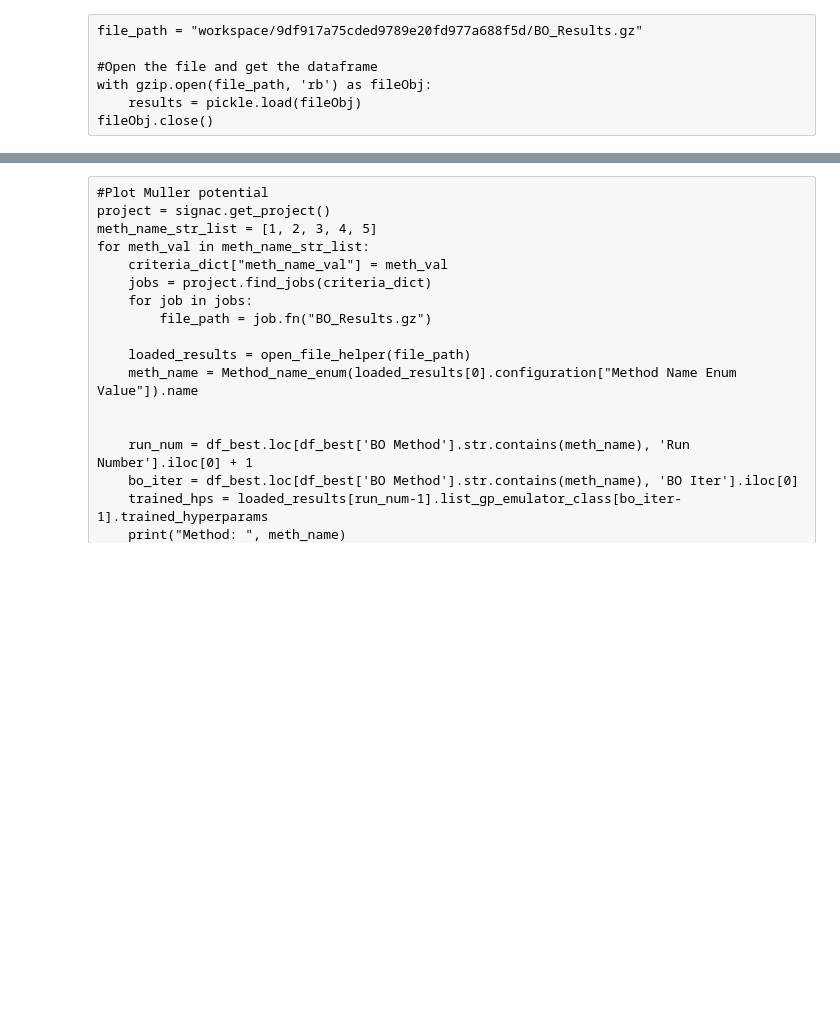
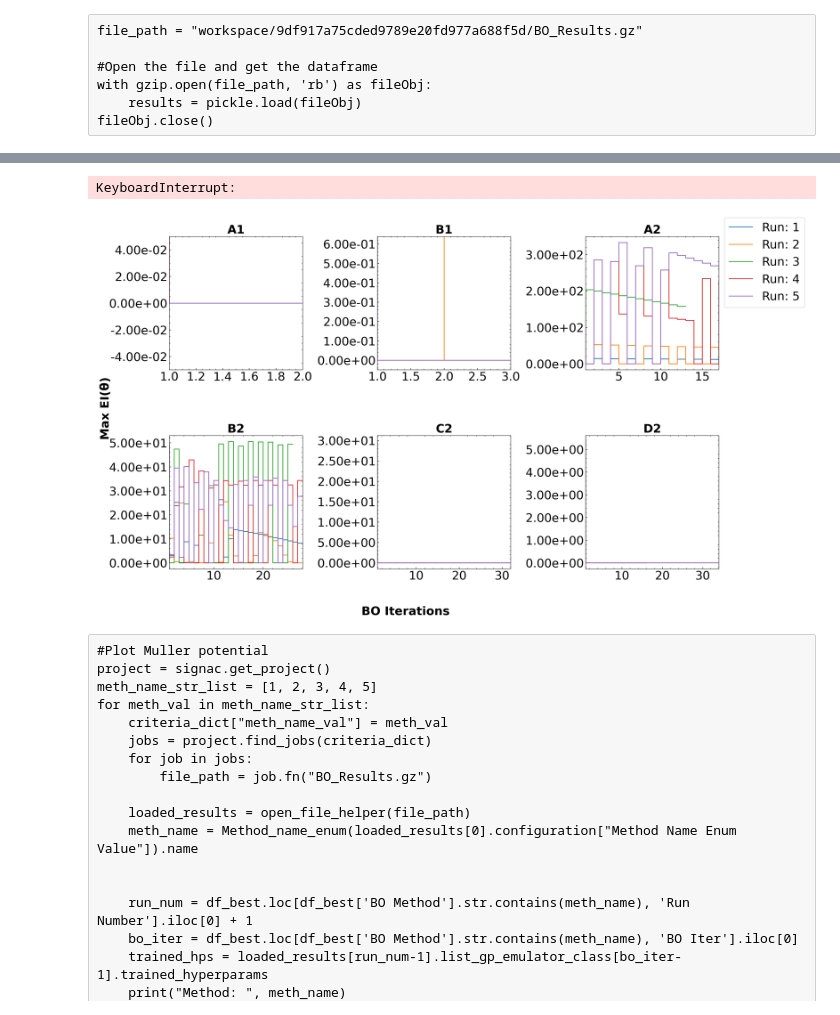
Before and after one commit to dowlinglab/GPBO_Emulators, a Jupyter notebook: experiment_analysis.ipynb, the cells around one changed output, grey strips where cells are left out. Drawn from its saved outputs; the diff is of its cells as text; code cells hidden in the pictures; blank space fills up the shorter version.

Commit message:
Fixed bugs and created more plots for analysis

```diff
--- a/experiment_analysis.ipynb
+++ b/experiment_analysis.ipynb
@@ -51,7 +51,6 @@ criteria_dict = {"cs_name_val" : 1,
                  "num_x_data": 5,
                  "outputscl": None,
                  "bo_iter_tot": 50,
-                 "num_val_pts": 20,
                  "lenscl": None}
 
 df = pd.DataFrame()
@@ -64,7 +63,7 @@ for meth_name_val in meth_name_str_list:
     df = pd.concat([df, df_piece], ignore_index=True)
 
 # df = df[df['EP Method Val'] == 4]
-print(df.head())
+# print(df.head())
 # %%
 ### Get Best Data from ep experiment
 save_csv = False
@@ -170,3 +161,33 @@ plot_method_sse_one_plot(file_path_list, bo_method_list, run_num_list, string_fo
+# %%
+title_fontsize = 24
+other_fontsize = 24
+xbins = 4
+ybins = 5
+zbins = 900
+save_path = None
+cmap = "autumn"
+pair = 0
+log_data = True
+
+title = "Heat Map Pair "
+z_choice = "sse_mean"
+title = "Heat Map Pair " + z_choice
+title = None
+levels = [100,100,100, 100, 100, 100]
+run_num_list = list(map(int, df_best["Run Number"].to_numpy() + 1))
+bo_iter_list = list(map(int, df_best["BO Iter"].to_numpy() + 1))
+
+meth_name_str_list = ["A1", "B1", "A2", "B2", "C2", "D2"]
+
+pair = 0
+
+file_path_list = [job.fn("BO_Results.gz") for job in job_list_best]
+
+compare_method_heat_maps(file_path_list, meth_name_str_list, run_num_list, bo_iter_list, pair,
+                         z_choice, log_data, levels, xbins, ybins, zbins, title, title_fontsize, other_fontsize,
+                         cmap, save_path)
+# %% [output]
+KeyboardInterrupt:
 # %%
 #Make heat maps
 title_fontsize = 24
@@ -225,24 +246,30 @@ for i in range(len(job_list_best)):
 # %%
 bo_method_list = ["A1", "B1", "A2", "B2", "C2", "D2"]
 run_num_list = list(map(int, df_best["Run Number"].to_numpy() + 1))
-data_names = ["Min SSE"]
-string_for_df_theta = ["Min Obj Cum."]
+# data_names = ["Min SSE"]
+# string_for_df_theta = ["Min Obj Cum."]
+data_names = ["Max EI"]
+string_for_df_theta = ["Max EI"]
 # data_names = ["log(sse)", "min(log(sse))", "log(EI)"]
 
 title_fontsize = 24
-other_fontsize = 20
+other_fontsize = 24
 xbins = 5
 ybins = 7
 x_label = "BO Iterations"
-y_label = "Data"
+# y_label = r"$\mathbf{e(\theta)}$"
+y_label = "Max " + r"$\mathbf{EI(\theta)}$"
 title = "Min SSE Values"
+title = None
 save_path = None
 log_data = False
 
 file_path_list = [job.fn("BO_Results.gz") for job in job_list_best]
 
 plot_compare_method_ei_sse(file_path_list, bo_method_list, run_num_list, string_for_df_theta, data_names, xbins, ybins,
                                    title, x_label, y_label, log_data, title_fontsize, other_fontsize, save_path)
+# %% [output]
+[figure, added]
 # %% [raw]
 #Plot Muller potential
 project = signac.get_project()
```
Also changed, not shown: parts of 4 cells of this notebook, 3 other files.
